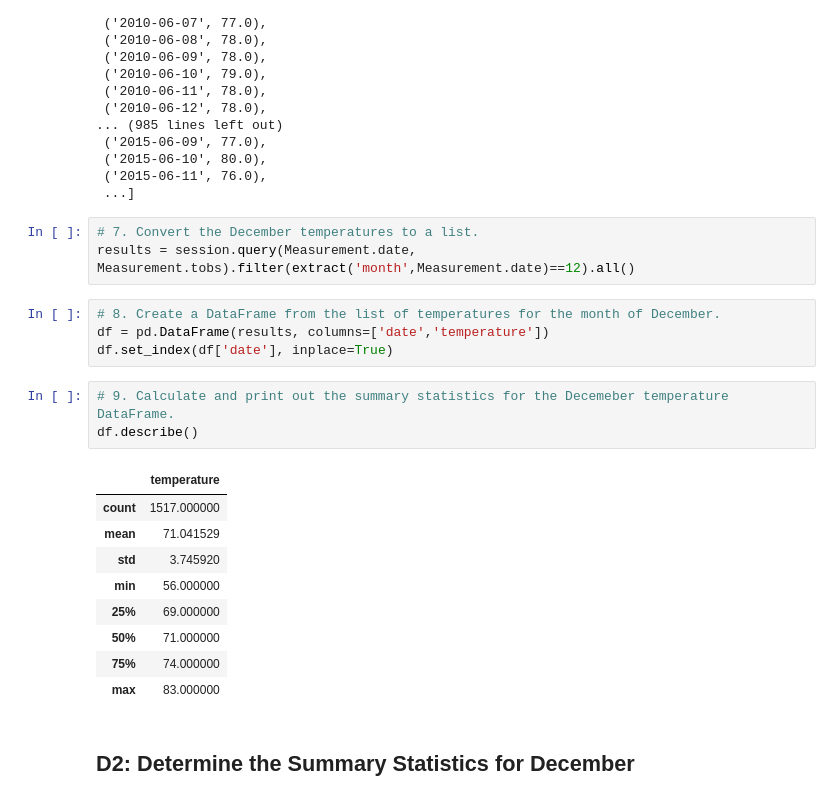
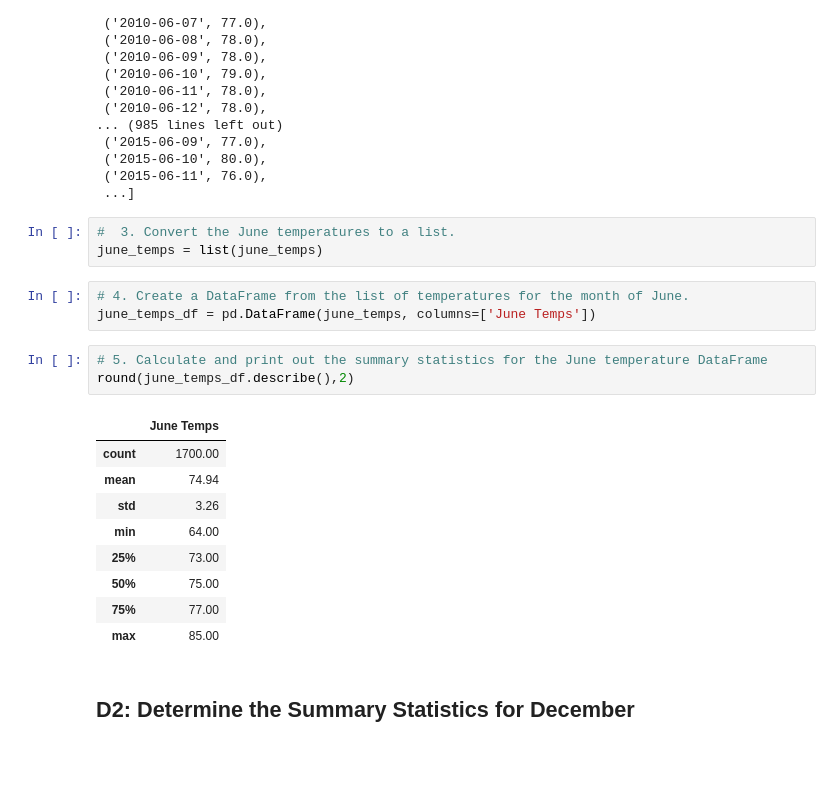
Before and after one commit to amputnam1/surfs_up, a Jupyter notebook: SurfsUp_Challenge.ipynb, the cells around one changed output. Drawn from its saved outputs; the diff is of its cells as text; blank space fills up the shorter version.

```diff
--- a/SurfsUp_Challenge.ipynb
+++ b/SurfsUp_Challenge.ipynb
@@ -47,26 +47,25 @@ session.query(Measurement.date, Measurement.tobs).filter(extract('month',Measure
  ('2015-06-10', 80.0),
  ('2015-06-11', 76.0),
  ...]
-# %%
-# 7. Convert the December temperatures to a list.
-results = session.query(Measurement.date, Measurement.tobs).filter(extract('month',Measurement.date)==12).all()
+# %%
+#  3. Convert the June temperatures to a list.
+june_temps = list(june_temps)
 # %%
-# 8. Create a DataFrame from the list of temperatures for the month of December.
-df = pd.DataFrame(results, columns=['date','temperature'])
-df.set_index(df['date'], inplace=True)
+# 4. Create a DataFrame from the list of temperatures for the month of June.
+june_temps_df = pd.DataFrame(june_temps, columns=['June Temps'])
 # %%
-# 9. Calculate and print out the summary statistics for the Decemeber temperature DataFrame.
-df.describe()
+# 5. Calculate and print out the summary statistics for the June temperature DataFrame
+round(june_temps_df.describe(),2)
 # %% [output]
-|  | temperature |
-| count | 1517.000000 |
-| mean | 71.041529 |
-| std | 3.745920 |
-| min | 56.000000 |
-| 25% | 69.000000 |
-| 50% | 71.000000 |
-| 75% | 74.000000 |
-| max | 83.000000 |
+|  | June Temps |
+| count | 1700.00 |
+| mean | 74.94 |
+| std | 3.26 |
+| min | 64.00 |
+| 25% | 73.00 |
+| 50% | 75.00 |
+| 75% | 77.00 |
+| max | 85.00 |
 # %% [markdown]
 ## D2: Determine the Summary Statistics for December
 # %%
```
